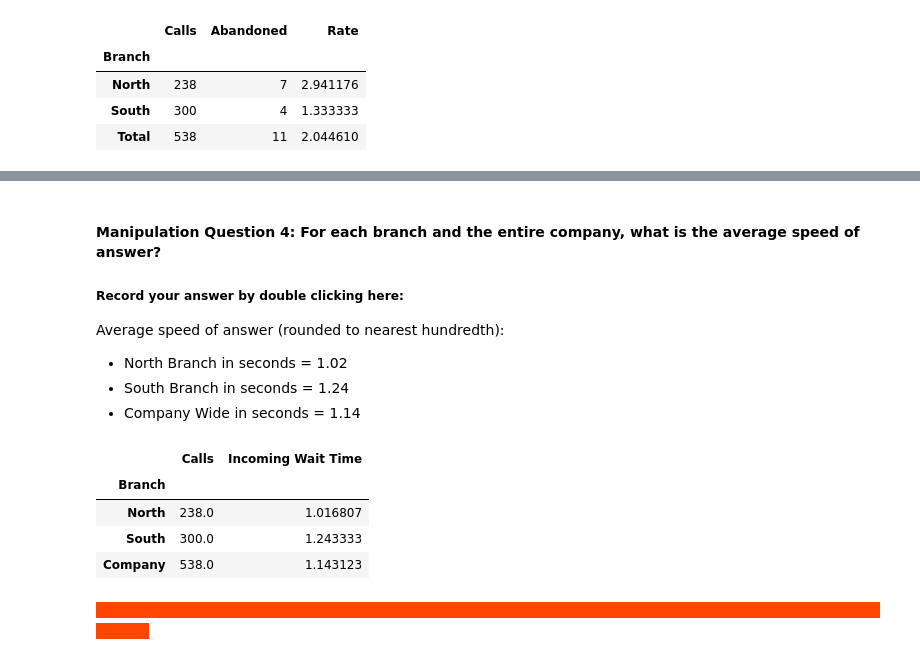
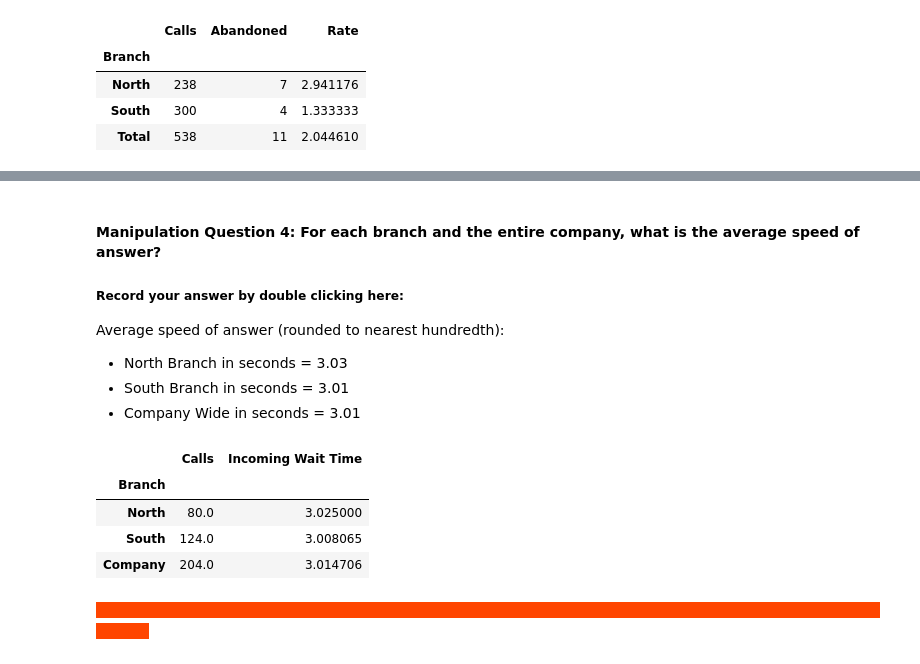
Before and after one commit to mtngrl1916/call-center-cleanup-assignment, a Jupyter notebook: Call_Center_Cleanup.ipynb, the cells around one changed output, grey strips where cells are left out. Drawn from its saved outputs; the diff is of its cells as text; code cells hidden in the pictures.

```diff
--- a/Call_Center_Cleanup.ipynb
+++ b/Call_Center_Cleanup.ipynb
@@ -182,7 +182,3 @@ north_pct_dict
 north_df[(north_df['Incoming Wait Time'] == 0) & (north_df['Incoming or Outgoing'] == 'Incoming')]
 # %% [output]
 |  | Branch | Call Purpose | Time Block | Incoming or Outgoing | Queue | Rep ID | Sale | Lost Call | ... |
-# %%
-# Fill null values in Incoming Wait Time in the North table with 0.
-north_df['Incoming Wait Time'].fillna(0, inplace=True)
-'Incoming Wait Time in North Branch: {}% empty'.format(round(np.mean(north_df['Incoming Wait Time'].isnull())*100))
@@ -215,7 +209,3 @@ south_pct_dict
 south_df[(south_df['Incoming Wait Time'] == 0) & (south_df['Incoming or Outgoing'] == 'Incoming')]
 # %% [output]
 |  | Branch | Call Purpose | Time Block | Incoming or Outgoing | Queue | Rep ID | Sale | Lost Call | ... |
-# %%
-# Fill null values in Incoming Wait Time in the South table with 0.
-south_df['Incoming Wait Time'].fillna(0, inplace=True)
-'Incoming Wait Time in South Branch: {}% empty'.format(round(np.mean(south_df['Incoming Wait Time'].isnull())*100))
@@ -423,8 +406,8 @@ Percentage of calls answered within 2 seconds, include # of calls:
 # %%
 # Add column to company dataframe with a boolean value for KPI met or not (value of 0 for False or 1 for True).
-# Service Level Met is answer time under 2 seconds.  Answer time = Incoming Wait Time + Busy Minutes + Not Ready Minutes
-service_level_table = df
-service_level_table['Service Level Met'] = ((service_level_table['Incoming Wait Time']) <= 2) * 1
+# Service Level Met is answer time under 2 seconds.
+service_level_table = df[df['Incoming or Outgoing'] == 'Incoming']
+service_level_table['Service Level Met'] = (service_level_table['Incoming Wait Time'] <= 2) * 1
 
 # group the company table by Branch and aggregate the sum of the Calls and Service Level columns
 assess_service_level = service_level_table.groupby(['Branch']).agg({'Calls':'sum','Service Level Met':'sum'})
@@ -433,6 +416,6 @@ assess_service_level = service_level_table.groupby(['Branch']).agg({'Calls':'sum
 assess_service_level.loc['Total'] = assess_service_level.sum()
 
 # Add a Rate column with the percentage of calls meeting the service level KPI
-assess_service_level['Rate'] = assess_service_level['Service Level Met'] / abandoned_records['Calls'] * 100
+assess_service_level['Rate'] = assess_service_level['Service Level Met'] / assess_service_level['Calls'] * 100
 assess_service_level
 # %% [output]
@@ -445,25 +433,25 @@ assess_service_level
 #### Manipulation Question 4: For each branch and the entire company, what is the average speed of answer?
 ##### Record your answer by double clicking here:
 Average speed of answer (rounded to nearest hundredth):
-- North Branch in seconds = 1.02
-- South Branch in seconds = 1.24
-- Company Wide in seconds = 1.14
+- North Branch in seconds = 3.03
+- South Branch in seconds = 3.01
+- Company Wide in seconds = 3.01
 # %%
 # group the company table by Branch and aggregate the average Incoming Wait Time, Busy Minutes, and Not Ready Minutes
-answer_averages = df.groupby(['Branch']).agg({'Calls':'sum','Incoming Wait Time':'mean'})
+answer_averages = service_level_table.groupby(['Branch']).agg({'Calls':'sum','Incoming Wait Time':'mean'})
 
 # Define company averages
-Company_answers = df.agg({'Calls':'sum','Incoming Wait Time':'mean'})
+Company_answers = service_level_table.agg({'Calls':'sum','Incoming Wait Time':'mean'})
 
 # Add Company_answers as a row on answer_averages
 answer_averages.loc['Company'] = Company_answers
 answer_averages
 # %% [output]
 |  | Calls | Incoming Wait Time |
 | Branch |  |  |
-| North | 238.0 | 1.016807 |
-| South | 300.0 | 1.243333 |
-| Company | 538.0 | 1.143123 |
+| North | 80.0 | 3.025000 |
+| South | 124.0 | 3.008065 |
+| Company | 204.0 | 3.014706 |
 # %% [markdown]
 <span style="background-color:orangered; color:orangered;">- - - - - - - - - - - - - - - - - - - - - - - - - - - - - - - - - - - - - - - - - - - - - - - - - - - - - - - - - - - - - - - - - - - - - - - - - - - - - - - - - - - - - - - - -</span>
 # %% [markdown]
```
Also changed, not shown: parts of 22 cells of this notebook, 1 other file.
